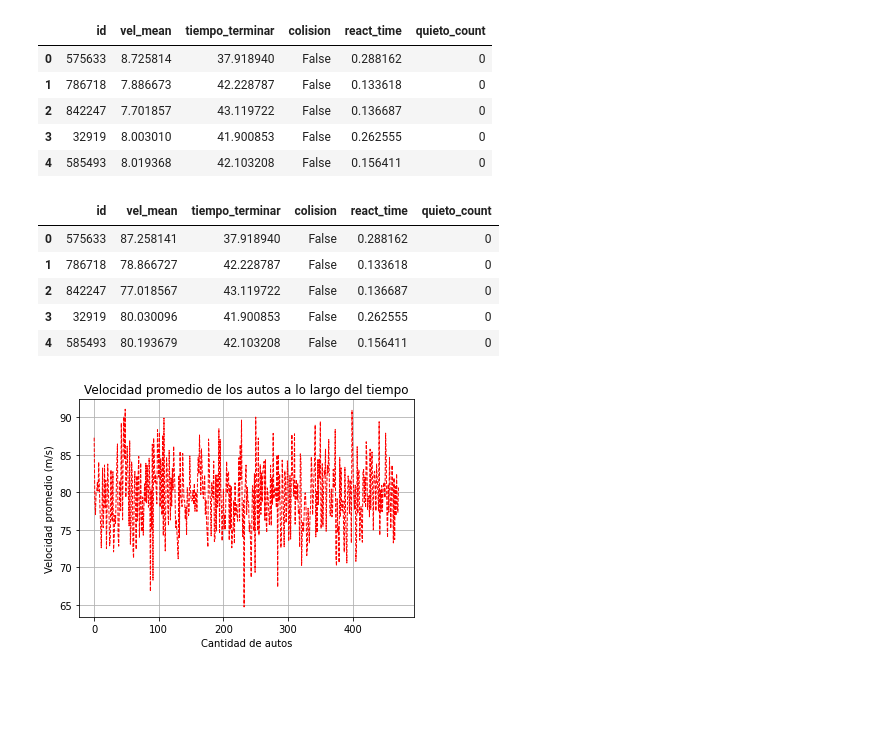
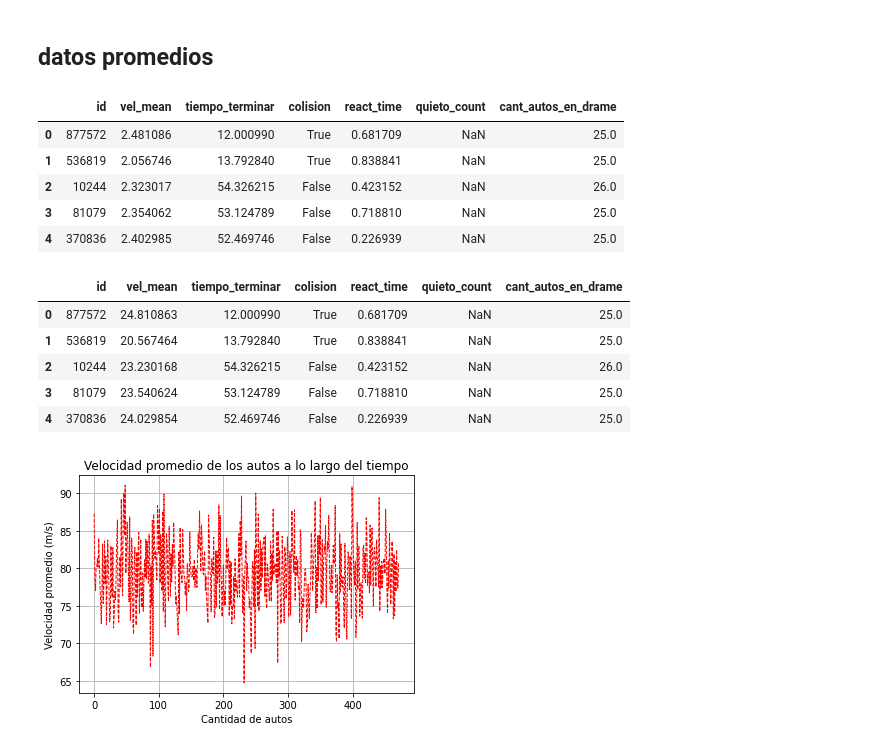
Before and after one commit to osaintnom/Stochastic-Simulation_Monte-Carlo, a Jupyter notebook: graficos.ipynb, the cells around one changed output. Saved outputs shown, nothing was run; the diff lists cells and outputs as text; code cells hidden in the pictures; blank space fills up the shorter version.

```diff
--- a/graficos.ipynb
+++ b/graficos.ipynb
@@ -26,27 +6,29 @@ import numpy as np
 import matplotlib.pyplot as plt
 import seaborn as sns
 import random
+# %% [markdown]
+## datos promedios
 # %%
-data = pd.read_csv('data_9.11.csv', sep=',', decimal='.')
+data = pd.read_csv('data_15.58.csv', sep=',', decimal='.')
 
 data.head()
 # %% [output]
-|  | id | vel_mean | tiempo_terminar | colision | react_time | quieto_count |
-| 0 | 575633 | 8.725814 | 37.918940 | False | 0.288162 | 0 |
-| 1 | 786718 | 7.886673 | 42.228787 | False | 0.133618 | 0 |
-| 2 | 842247 | 7.701857 | 43.119722 | False | 0.136687 | 0 |
-| 3 | 32919 | 8.003010 | 41.900853 | False | 0.262555 | 0 |
-| 4 | 585493 | 8.019368 | 42.103208 | False | 0.156411 | 0 |
+|  | id | vel_mean | tiempo_terminar | colision | react_time | quieto_count | cant_autos_en_drame |
+| 0 | 877572 | 2.481086 | 12.000990 | True | 0.681709 | NaN | 25.0 |
+| 1 | 536819 | 2.056746 | 13.792840 | True | 0.838841 | NaN | 25.0 |
+| 2 | 10244 | 2.323017 | 54.326215 | False | 0.423152 | NaN | 26.0 |
+| 3 | 81079 | 2.354062 | 53.124789 | False | 0.718810 | NaN | 25.0 |
+| 4 | 370836 | 2.402985 | 52.469746 | False | 0.226939 | NaN | 25.0 |
 # %%
 data['vel_mean'] = data['vel_mean'].apply(lambda x: x*10)
 data.head()
 # %% [output]
-|  | id | vel_mean | tiempo_terminar | colision | react_time | quieto_count |
-| 0 | 575633 | 87.258141 | 37.918940 | False | 0.288162 | 0 |
-| 1 | 786718 | 78.866727 | 42.228787 | False | 0.133618 | 0 |
-| 2 | 842247 | 77.018567 | 43.119722 | False | 0.136687 | 0 |
-| 3 | 32919 | 80.030096 | 41.900853 | False | 0.262555 | 0 |
-| 4 | 585493 | 80.193679 | 42.103208 | False | 0.156411 | 0 |
+|  | id | vel_mean | tiempo_terminar | colision | react_time | quieto_count | cant_autos_en_drame |
+| 0 | 877572 | 24.810863 | 12.000990 | True | 0.681709 | NaN | 25.0 |
+| 1 | 536819 | 20.567464 | 13.792840 | True | 0.838841 | NaN | 25.0 |
+| 2 | 10244 | 23.230168 | 54.326215 | False | 0.423152 | NaN | 26.0 |
+| 3 | 81079 | 23.540624 | 53.124789 | False | 0.718810 | NaN | 25.0 |
+| 4 | 370836 | 24.029854 | 52.469746 | False | 0.226939 | NaN | 25.0 |
 # %%
 #hacer hsitograma de las velocidades promedio de los autos
 
```
Also changed, not shown: parts of 6 cells of this notebook, 6 other files.
